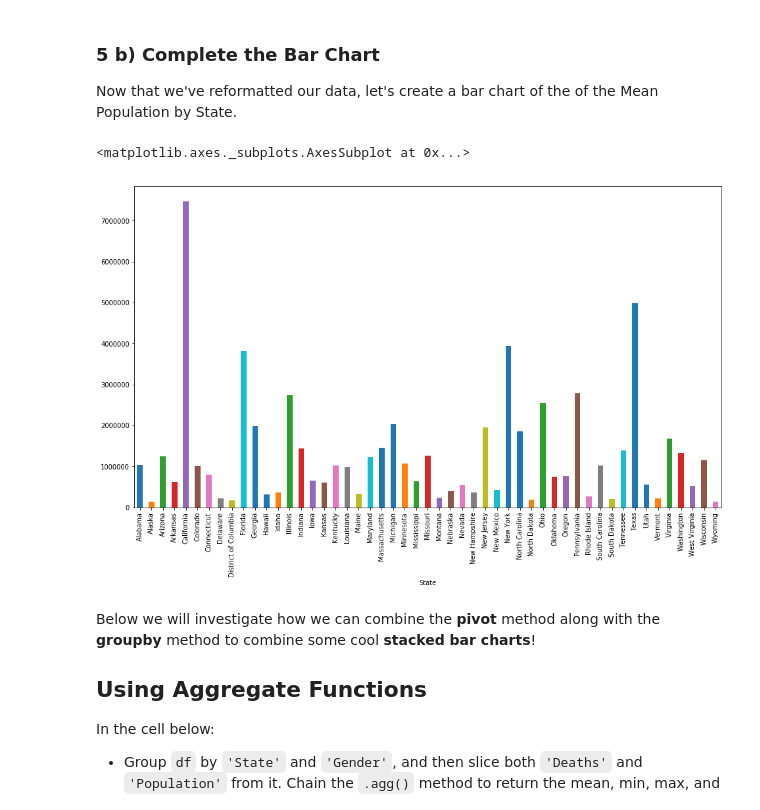
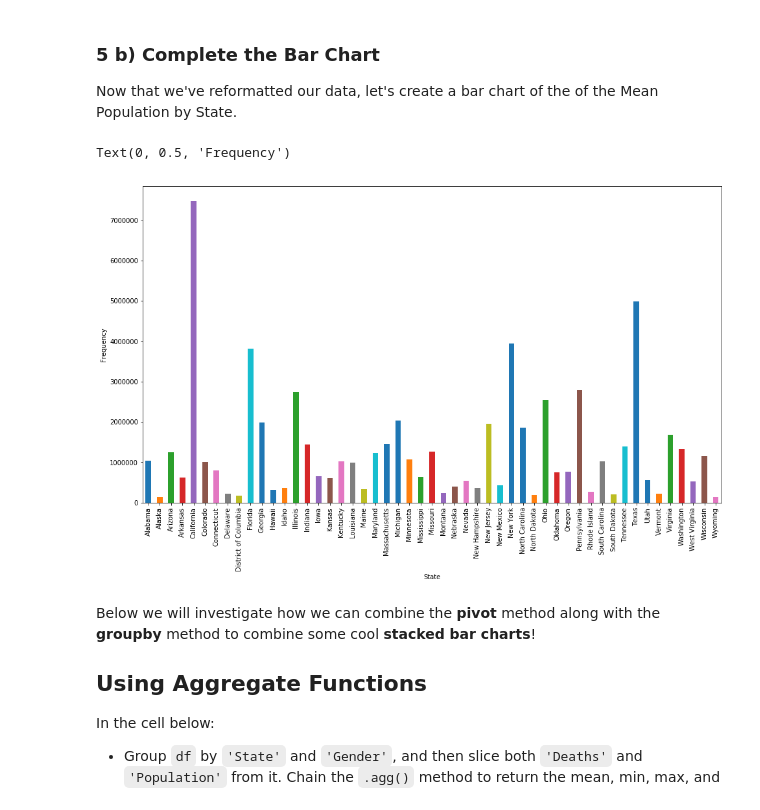
Before and after one commit to probboy/dsc-pivot-tables-pandas-lab-nyc-ds-071519, a Jupyter notebook: index.ipynb, the cells around one changed output. Saved outputs shown, nothing was run; the diff lists cells and outputs as text; code cells hidden in the pictures.

```diff
--- a/index.ipynb
+++ b/index.ipynb
@@ -181,12 +181,12 @@ Now that we've reformatted our data, let's create a bar chart of the of the Mean
 # %%
 #Your code here
 
 df['Population']=df['Population'].astype(int)
 df.groupby('State')['Population'].mean().plot(kind='bar', figsize=(16,9))
-plt.ylabel('Fre')
+plt.ylabel('Frequency')
 # %% [output]
-<matplotlib.axes._subplots.AxesSubplot at 0x...>
+Text(0, 0.5, 'Frequency')
-[figure, old version]
+[figure, new version]
 # %% [markdown]
 Below we will investigate how we can combine the **pivot** method along with the **groupby** method to combine some cool **stacked bar charts**!
 
```
